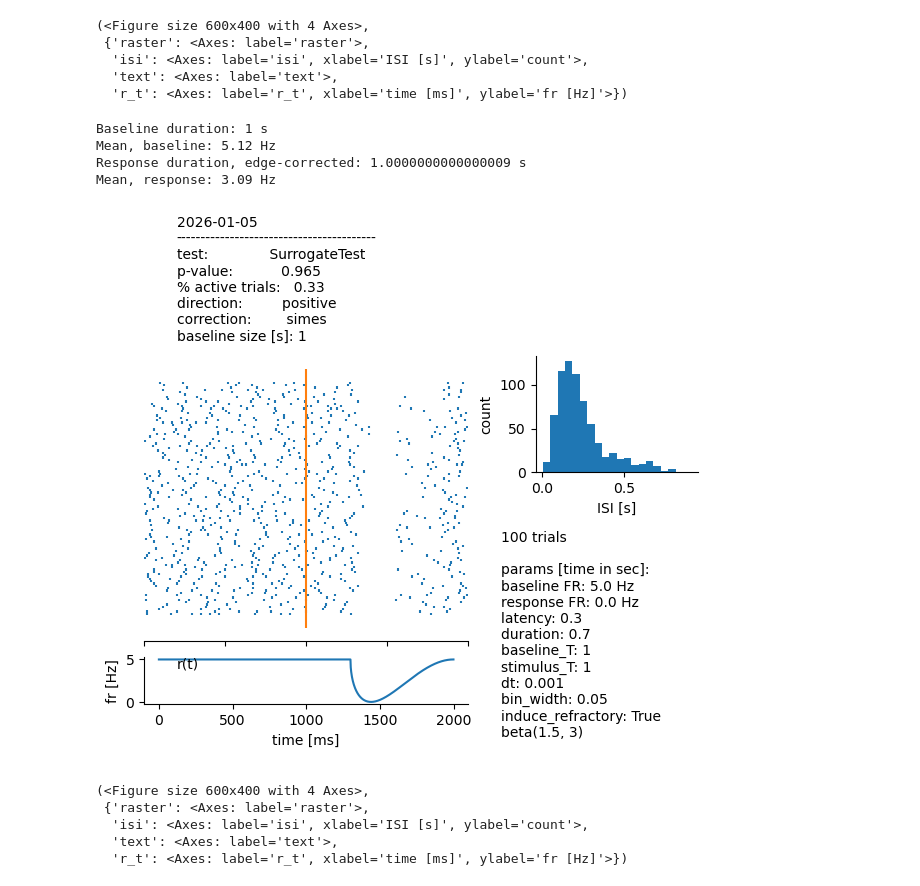
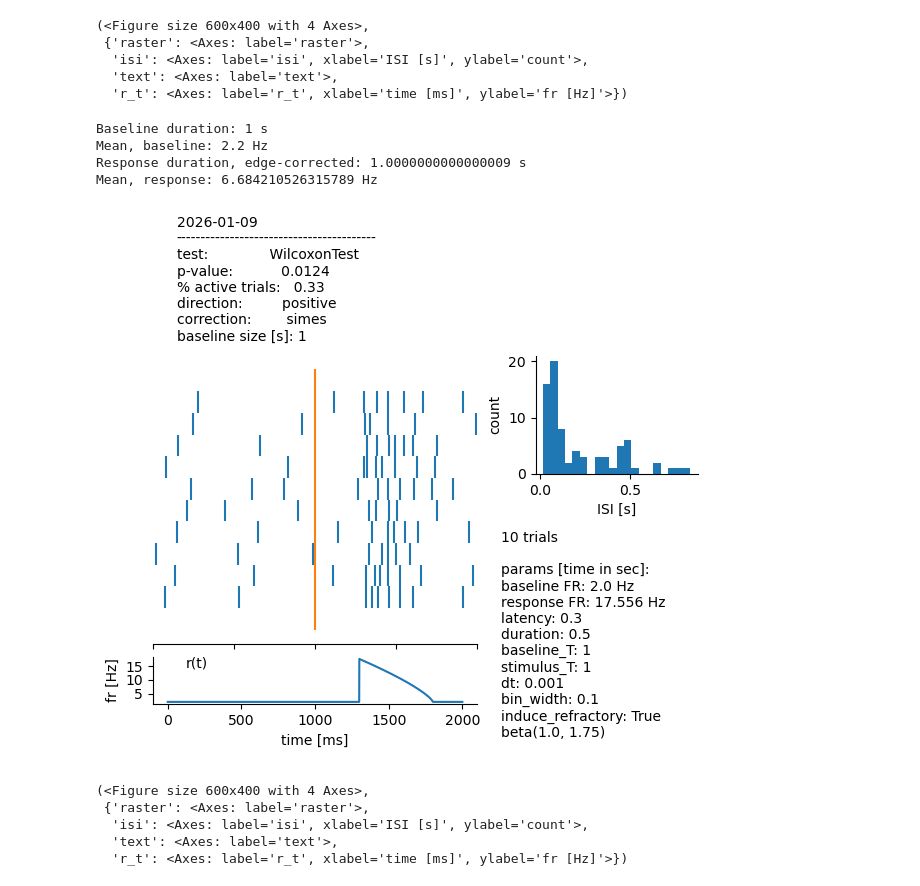
Before and after one commit to a-darcher/response_generator, a Jupyter notebook: dev_nbs/dev.ipynb, the cells around one changed output. Saved outputs shown, nothing was run; the diff lists cells and outputs as text; code cells hidden in the pictures.

```diff
--- a/dev_nbs/dev.ipynb
+++ b/dev_nbs/dev.ipynb
@@ -72,34 +72,74 @@ Mean, response: 12.026315789473685 Hz
   'text': <Axes: label='text'>,
   'r_t': <Axes: label='r_t', xlabel='time [ms]', ylabel='fr [Hz]'>})
 # %%
+baseline_fr = 2
+
+e = 3
+gain_high = 55
+b = (gain_high - e)
+y = 3
+x = baseline_fr
+
+gain = (1/y)**x * b  + e
+response_fr = round(baseline_fr * gain,3)
+
+latency = 0.3
+duration = 0.5
+dt = 0.001
+baseline_T = 1
+stimulus_T = 1
+a = 1.
+b = 1.75
+
+total_bins = int((baseline_T + stimulus_T) / dt)
+
+induce_refractory_period = True
+
+n_trials = 10
+
+generator = PoissonSpikeGenerator(
+    baseline_fr=baseline_fr,
+    response_fr=response_fr,
+    latency=latency,
+    duration=duration,
+    baseline_T=baseline_T,
+    stimulus_T=stimulus_T,
+    dt=dt,
+    induce_refractory_period=induce_refractory_period,
+    a = a,
+    b = b,
+)
+
+trial_activity = generator.generate(n_trials)
+
 cfg_response_dict = {
     "trial_activity": trial_activity,
     "baseline_T": baseline_T,
     "stimulus_T": stimulus_T,
     "stimulus_onset": baseline_T,
-    "bin_width": 0.05,
+    "bin_width": 0.1,
     "dt": dt,
     "direction": "positive",
     "proportion_active": 1/3,
     "multiple_correction": "simes",
-    "interleave_response_bins": False,
+    "interleave_response_bins": True,
     "smooth_response_bins": False,
     "debug": True,
 }
 
 cfg_response = ResponseConfig(**cfg_response_dict)
 data_response = make_response_data(cfg_response)
 
-detector = ResponseDetector(data_response, SurrogateTest, n_perms=1000)
-detector.compute_min_pval()
+
+detector = ResponseDetector(data_response, WilcoxonTest)
 
 SpikeSummaryFigure(trial_activity, generator, detector, ).build()
 # %% [output]
 Baseline duration: 1 s
-Mean, baseline: 5.12 Hz
+Mean, baseline: 2.2 Hz
 Response duration, edge-corrected: 1.0000000000000009 s
-Mean, response: 3.09 Hz
+Mean, response: 6.684210526315789 Hz
-[figure, old version]
+[figure, new version]
 (<Figure size 600x400 with 4 Axes>,
  {'raster': <Axes: label='raster'>,
   'isi': <Axes: label='isi', xlabel='ISI [s]', ylabel='count'>,
```
Also changed, not shown: parts of 3 cells of this notebook, 1 other file.
